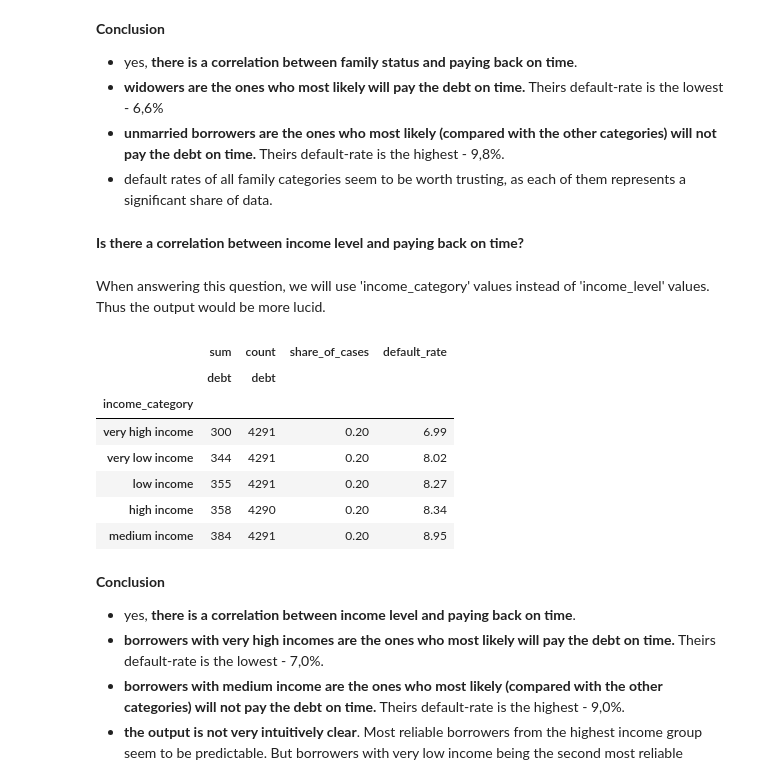
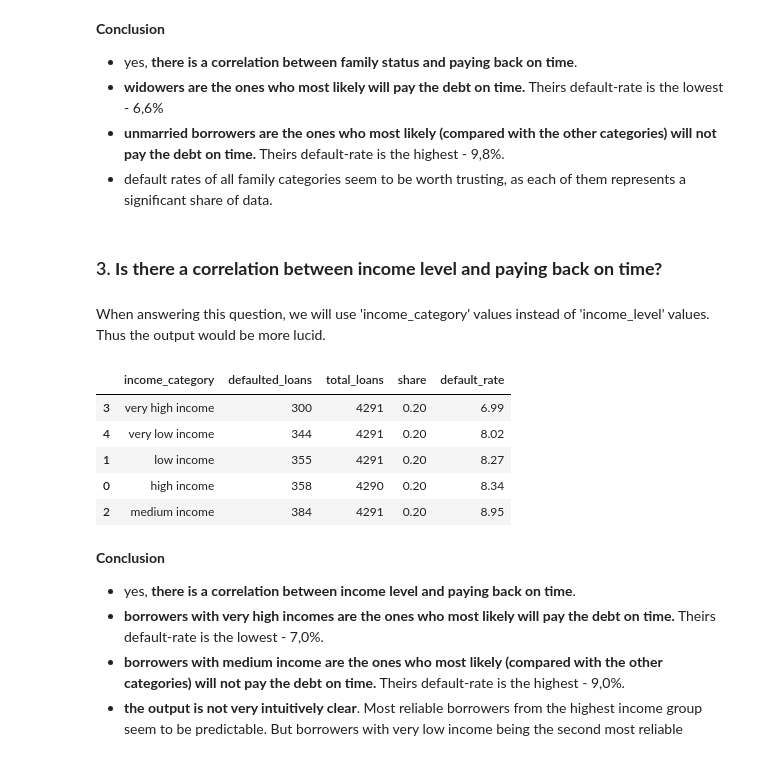
Before and after one commit to Sasha-Fridman/TripleTen-ex.-Practicum-Bootcamp-Projects, a Jupyter notebook: 1. Data Preprocessing.ipynb, the cells around one changed output. Drawn from its saved outputs; the diff is of its cells as text; code cells hidden in the pictures.

```diff
--- a/1. Data Preprocessing.ipynb
+++ b/1. Data Preprocessing.ipynb
@@ -646,7 +679,8 @@ def age_group(age):
     'retired' for 65 <= age <= 119
     *'a God or a mistake' for age >= 120
 
-    * - actually we don't need these categories for the current dataset, meanwhile, it could be useful in case we need to work with a different dataset in the future)
+    * - actually we don't need these categories for the current dataset, meanwhile,
+        it could be useful in case we need to work with a different dataset in the future)
     """
 
     if age < 0:
@@ -931,5 +977,6 @@ data['days_employed'] = np.where(data['days_employed'] < 0, abs(data['days_emplo
 We saw above that 'days_employed' column values defer a lot by 'income type' characteristic.  So we will use its median to replace missing ones. We use the median (not mean) - as data distribution is not symmetric.
 # %%
 # Filling missed values using 'transform' function
-data['days_employed'] = data['days_employed'].fillna(data.groupby('income_type')['days_employed'].transform('median'))
+data['days_employed'] = data['days_employed'].fillna(data.groupby('income_type')['days_employed']
+                                                     .transform('median'))
 # %%
@@ -1126,8 +1173,8 @@ dtype: int64
 # creating lists of keywords for defined categories
 real_estate_category = ['estate', 'real', 'property', 'house', 'housing', 'construction', 'renovation', 'residential']
 car_category = ['car']
-education_category = ['education', 'university']
-wedding_category = ['wedding', 'educated']
+education_category = ['education', 'university', 'educated']
+wedding_category = ['wedding']
 # %%
 # writing function giving lemma as output
 def lemmatization_func(line):
@@ -1258,7 +1302,8 @@ def income_category(income):
     'high income' for income between 60% and 80% from the bottom of the dataset
     'very high income' for the top 20% of values in the income column
 
-    * - actually we don't need this category for the current dataset, meanwhile, it could be useful in case we need to work with a different dataset in the future)
+    * - actually we don't need this category for the current dataset, meanwhile,
+        it could be useful in case we need to work with a different dataset in the future)
     """
 
     if income < 0:
@@ -1408,24 +1454,30 @@ Now we see all the needed data just in the one pivot table!
 - **unmarried borrowers are the ones who most likely (compared with the other categories) will not pay the debt on time.** Theirs default-rate is the highest - 9,8%.
 - default rates of all family categories seem to be worth trusting, as each of them represents a significant share of data.
 # %% [markdown]
-**Is there a correlation between income level and paying back on time?**
+### 3. **Is there a correlation between income level and paying back on time?**
 # %% [markdown]
 When answering this question, we will use 'income_category' values instead of 'income_level' values. Thus the output would be more lucid.
 # %%
 # creating pivot table for 'income_category' and paying back on time
-pivot_income_category = data.pivot_table(index = 'income_category', values = 'debt', aggfunc = ['sum','count'])
-pivot_income_category['share_of_cases'] = pivot_income_category['count']/len(data) # creating a column representing share of cases
-pivot_income_category['default_rate'] = pivot_income_category['sum']/pivot_income_category['count']*100 # creating a column representing default rate
-pivot_income_category.sort_values(by = 'default_rate') # pivot_table sorted by default rate
+pivot_income_category = data.pivot_table(
+    index = 'income_category',
+    values = 'debt',
+    aggfunc = ['sum','count']
+).reset_index()
+
+pivot_income_category.columns =  ['income_category', 'defaulted_loans', 'total_loans']
+pivot_income_category['share'] = pivot_income_category['total_loans'] / len(data)
+pivot_income_category['default_rate'] = (pivot_income_category['defaulted_loans']
+                                         / pivot_income_category['total_loans']
+                                         * 100)
+pivot_income_category.sort_values(by = 'default_rate')
 # %% [output]
-|  | sum | count | share_of_cases | default_rate |
-|  | debt | debt |  |  |
-| income_category |  |  |  |  |
-| very high income | 300 | 4291 | 0.20 | 6.99 |
-| very low income | 344 | 4291 | 0.20 | 8.02 |
-| low income | 355 | 4291 | 0.20 | 8.27 |
-| high income | 358 | 4290 | 0.20 | 8.34 |
-| medium income | 384 | 4291 | 0.20 | 8.95 |
+|  | income_category | defaulted_loans | total_loans | share | default_rate |
+| 3 | very high income | 300 | 4291 | 0.20 | 6.99 |
+| 4 | very low income | 344 | 4291 | 0.20 | 8.02 |
+| 1 | low income | 355 | 4291 | 0.20 | 8.27 |
+| 0 | high income | 358 | 4290 | 0.20 | 8.34 |
+| 2 | medium income | 384 | 4291 | 0.20 | 8.95 |
 # %% [markdown]
 **Conclusion**
 - yes, **there is a correlation between income level and paying back on time**.
```
Also changed, not shown: parts of 103 cells of this notebook.
